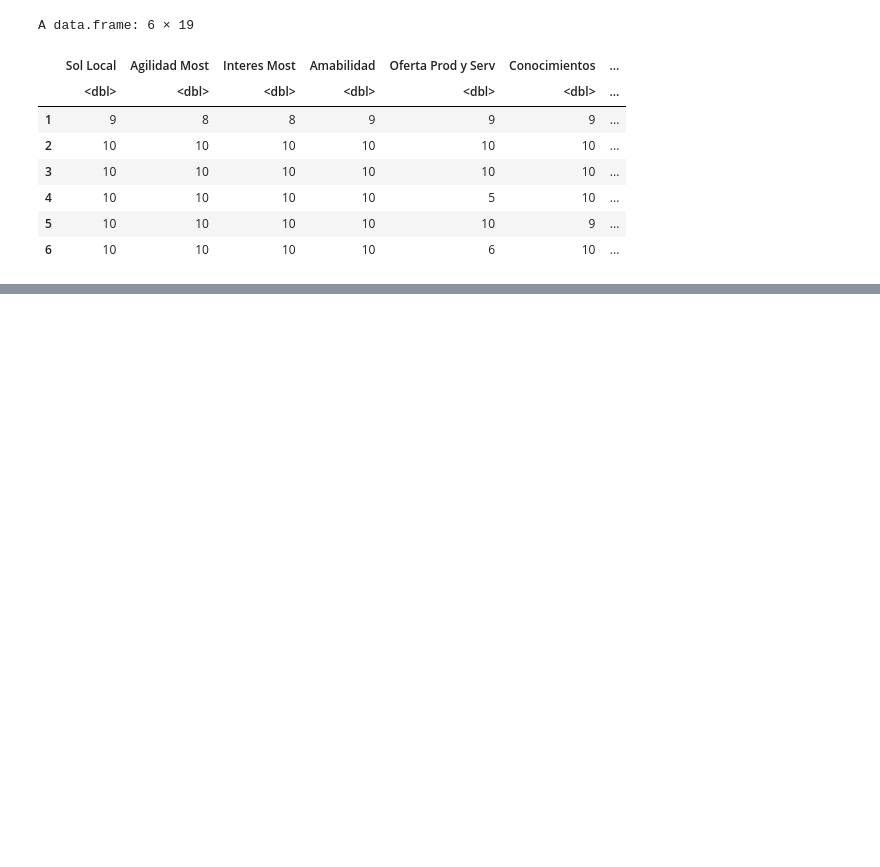
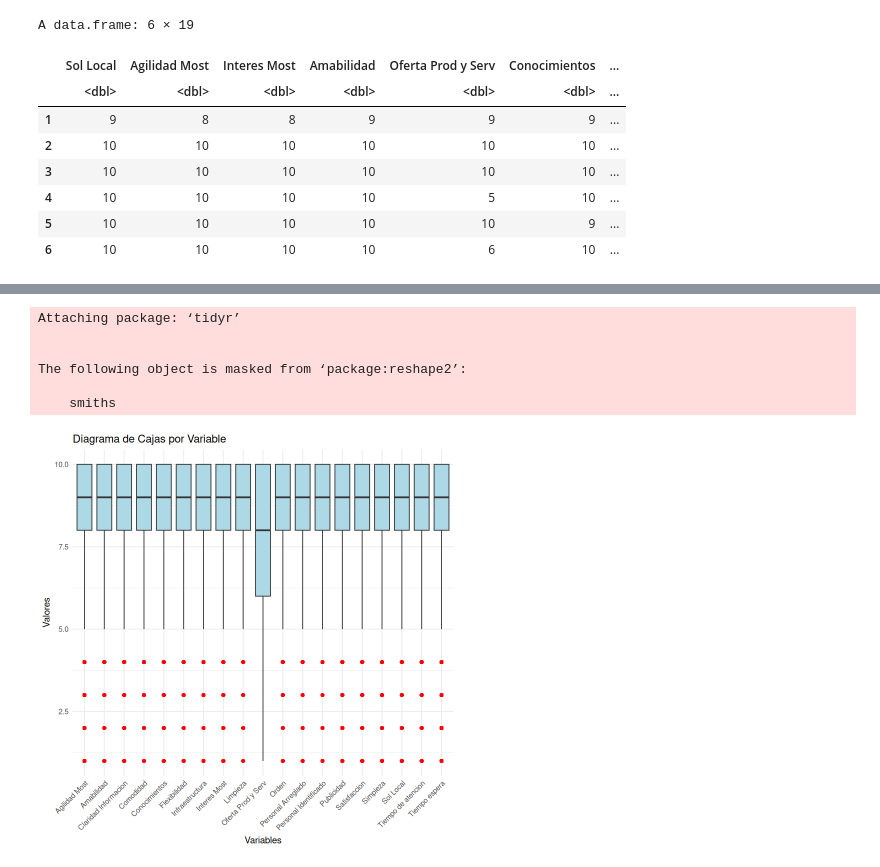
Before and after one commit to codelock54/Client_Satisfaction, a Jupyter notebook: Client_Satisfaction.ipynb, the cells around one changed output, grey strips where cells are left out. Saved outputs shown, nothing was run; the diff lists cells and outputs as text; code cells hidden in the pictures; blank space fills up the shorter version.

```diff
--- a/Client_Satisfaction.ipynb
+++ b/Client_Satisfaction.ipynb
@@ -165,0 +141,19 @@ heatmap(corr_matrix,
+# %%
+library(ggplot2)
+library(tidyr)
+
+Data_long <- pivot_longer(Data, cols = everything(), names_to = "variable", values_to = "valor")
+
+ggplot(Data_long, aes(x = variable, y = valor)) +
+  geom_boxplot(fill = "lightblue", outlier.colour = "red") +
+  theme_minimal() +
+  labs(title = "Diagrama de Cajas por Variable", x = "Variables", y = "Valores") +
+  theme(axis.text.x = element_text(angle = 45, hjust = 1))
+# %% [output]
+Attaching package: ‘tidyr’
+
+
+The following object is masked from ‘package:reshape2’:
+
+    smiths
+[figure, added]
```
Also changed, not shown: parts of 10 cells of this notebook.
